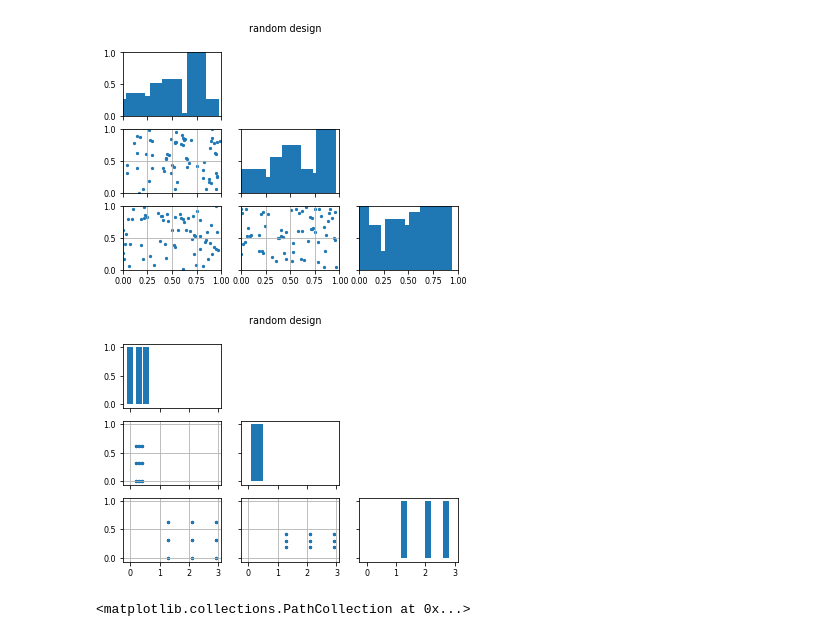
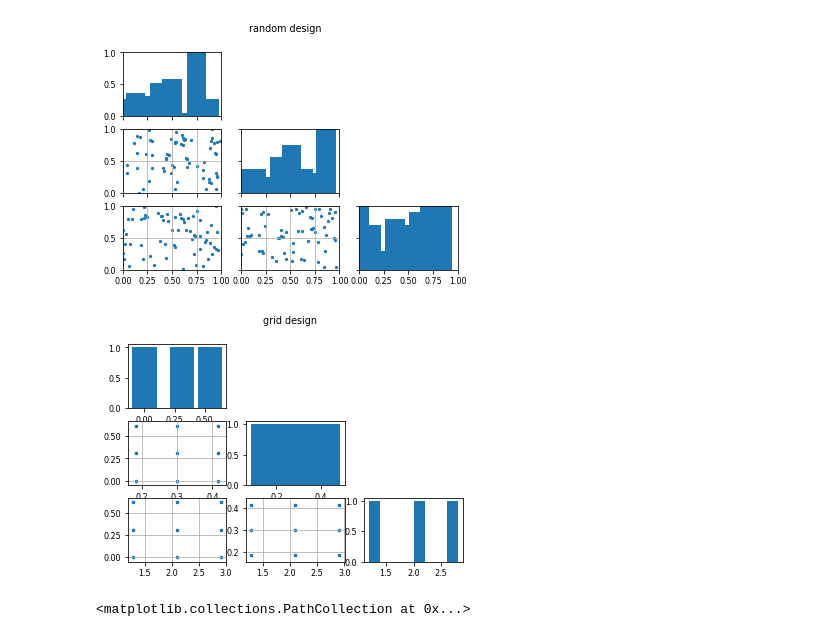
Before and after one commit to liuxx479/emudesgin, a Jupyter notebook: Samplers.ipynb, the cells around one changed output. Drawn from its saved outputs; the diff is of its cells as text; code cells hidden in the pictures.

Commit message:
grid design

```diff
--- a/Samplers.ipynb
+++ b/Samplers.ipynb
@@ -165,30 +165,30 @@ Outfile = design + '_para' + str(num_para) + '_total' + str(num_evals)
 gridParams = gridDesign(allGrid,  'Designs/' + Outfile + '.txt' )
 # %%
 ##
-f, a = plt.subplots(allGrid.shape[0], allGrid.shape[0], sharex=True, sharey=True)
+f, a = plt.subplots(allGrid.shape[0], allGrid.shape[0])
 plt.subplots_adjust(left=None, bottom=None, right=None, top=None, wspace=None, hspace=None)
 plt.rcParams.update({'font.size': 8})
 plt.suptitle('grid design')
 for i in range(allGrid.shape[0]):
     for j in range(i+1):
 #         print(i,j)
         if(i>j):
             a[i, j].scatter(gridParams[i], gridParams[j], s=5)
             a[i, j].grid(True)
         if(j<i):
             plt.delaxes(a[j, i])
         else:
             # a[i,i].set_title(AllLabels[i])
             # a[i, i].text(0.4, 0.4, AllLabels[i], size = 'xx-large')
             hist, bin_edges = np.histogram(gridParams[i], density=True, bins=8)
             # a[i,i].bar(hist)
             a[i,i].bar(bin_edges[:-1], hist/hist.max(), width=0.2)
 
 
 plt.savefig('Plots/' + Outfile + '.png', figsize=(10, 10))
 plt.show()
 # %% [output]
-[figure, old version]
+[figure, new version]
 # %%
 plt.figure(343)
 plt.scatter( gridParams[0], gridParams[1])
```
Also changed, not shown: parts of 1 cell of this notebook, 1 other file.
